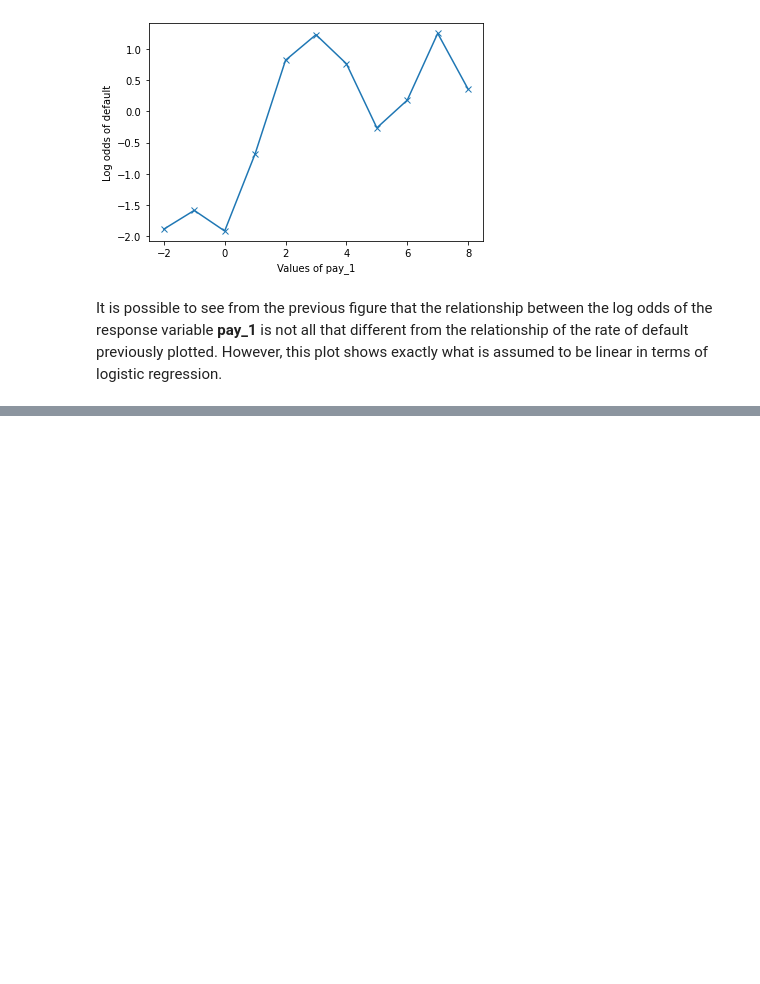
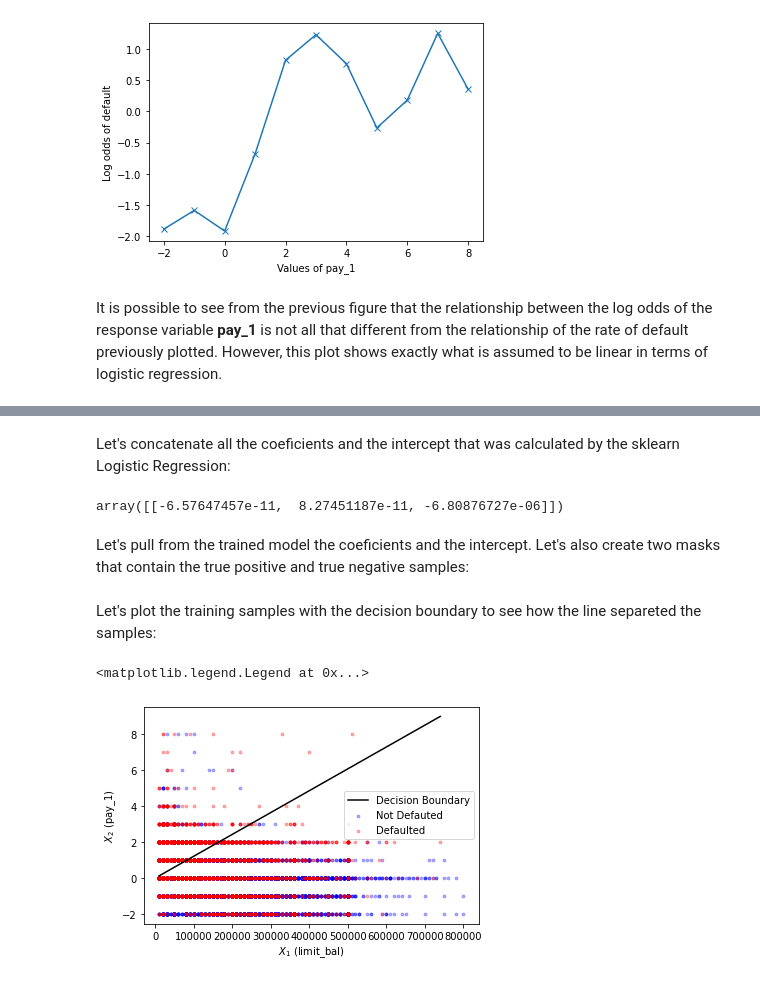
Before and after one commit to jeantardelli/data-science, a Jupyter notebook: details-of-logistic-regression-and-feature-exploration.ipynb, the cells around one changed output, grey strips where cells are left out. Saved outputs shown, nothing was run; the diff lists cells and outputs as text; code cells hidden in the pictures; blank space fills up the shorter version.

Commit message:
Details of Logistic Regression and Feature Exploration - Fitting the Logistic Regression using the univariate features (3g)

```diff
--- a/details-of-logistic-regression-and-feature-exploration.ipynb
+++ b/details-of-logistic-regression-and-feature-exploration.ipynb
@@ -424,0 +465,9 @@ It is possible to see from the previous figure that the relationship between the
+# %%
+X_train, X_test, y_train, y_test = train_test_split(
+    df[['pay_1', 'limit_bal']],
+    df.default_payment_next_month,
+    test_size=0.2,
+    random_state=24)
+
+print(X_train.shape)
+print(X_test.shape)
@@ -424,0 +477,3 @@ It is possible to see from the previous figure that the relationship between the
+# %%
+model = LogisticRegression(solver='liblinear')
+model.fit(X_train, y_train)
@@ -424,0 +491,31 @@ It is possible to see from the previous figure that the relationship between the
+# %% [markdown]
+Let's concatenate all the coeficients and the intercept that was calculated by the sklearn Logistic Regression:
+# %%
+intercept_and_coefs = np.concatenate([model.intercept_.reshape(1,1), model.coef_], axis=1)
+intercept_and_coefs
+# %% [output]
+array([[-6.57647457e-11,  8.27451187e-11, -6.80876727e-06]])
+# %% [markdown]
+Let's pull from the trained model the coeficients and the intercept. Let's also create two masks that contain the true positive and true negative samples:
+# %%
+theta_0 = intercept_and_coefs[0][0]
+theta_1 = intercept_and_coefs[0][1]
+theta_2 = intercept_and_coefs[0][2]
+
+X_1_decision_boundary = np.array([X_test.limit_bal.min(), X_test.limit_bal.max()])
+X_2_decision_boundary = -(theta_1/theta_2) * X_1_decision_boundary - (theta_0/theta_2)
+
+pos_true = df.default_payment_next_month == 1
+neg_true = df.default_payment_next_month == 0
+# %% [markdown]
+Let's plot the training samples with the decision boundary to see how the line separeted the samples:
+# %%
+plt.plot(X_1_decision_boundary, X_2_decision_boundary, color='black')
+plt.scatter(X_train.loc[neg_true, 'limit_bal'], X_train.loc[neg_true, 'pay_1'], color='blue', s=8, alpha=0.3)
+plt.scatter(X_train.loc[pos_true, 'limit_bal'], X_train.loc[pos_true, 'pay_1'], color='red', s=8, alpha=0.3)
+plt.ylabel('$X_2$ (pay_1)')
+plt.xlabel('$X_1$ (limit_bal)')
+plt.legend(['Decision Boundary', 'Not Defauted', 'Defaulted'])
+# %% [output]
+<matplotlib.legend.Legend at 0x...>
+[figure, added]
```
Also changed, not shown: parts of 30 cells of this notebook.
